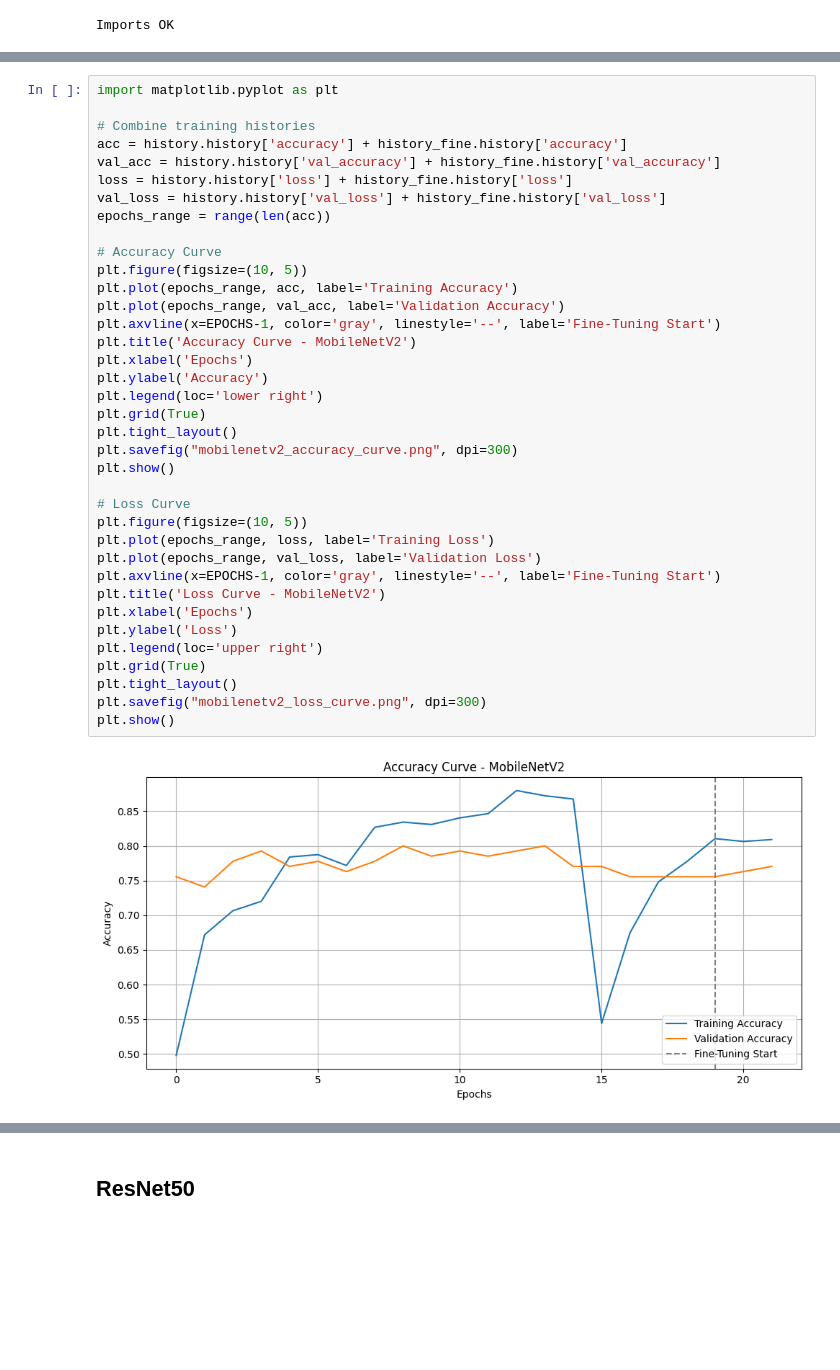
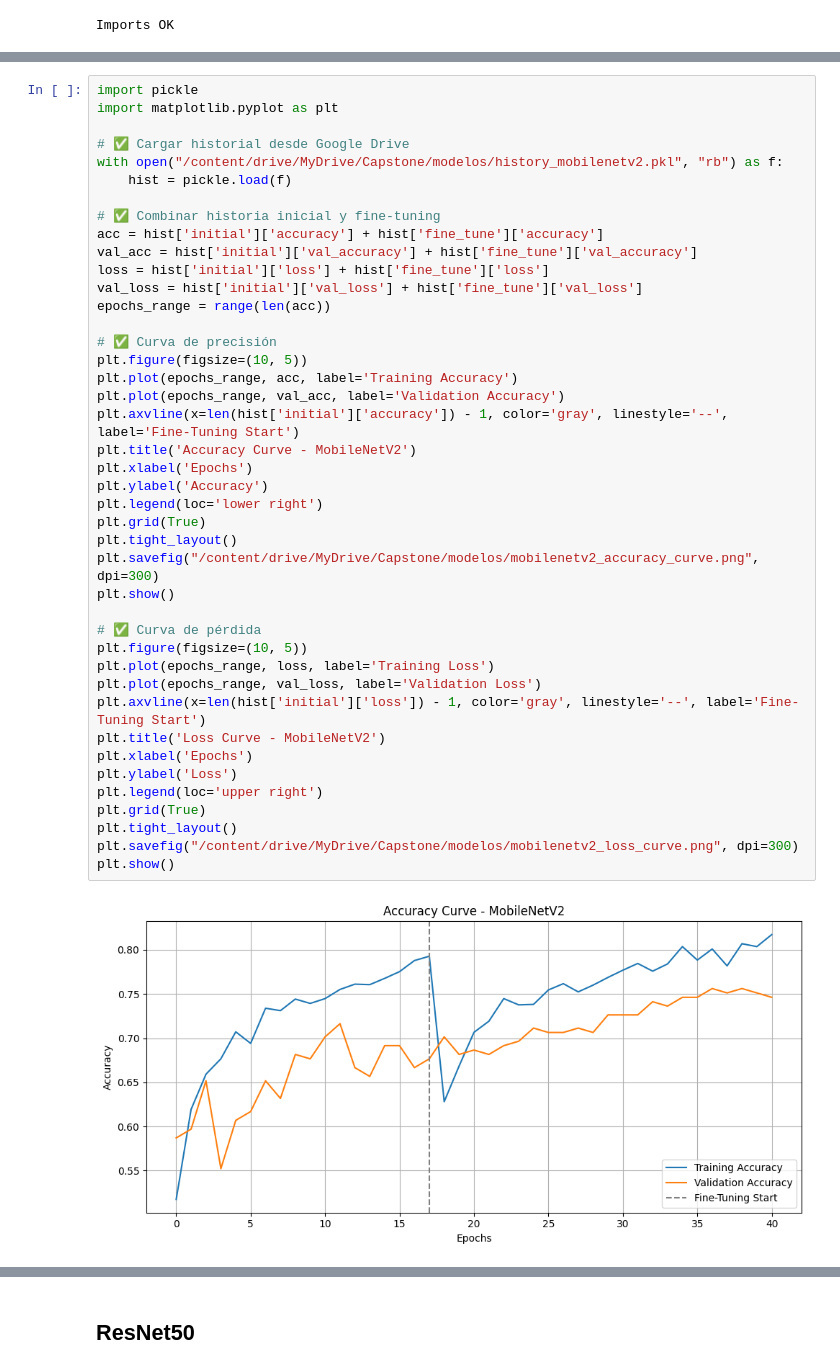
Before and after one commit to ClintonNacion/Deteccion_hojas, a Jupyter notebook: Procesado.ipynb, the cells around one changed output, grey strips where cells are left out. Saved outputs shown, nothing was run; the diff lists cells and outputs as text; blank space fills up the shorter version.

```diff
--- a/Procesado.ipynb
+++ b/Procesado.ipynb
@@ -652,39 +677,44 @@ Restoring model weights from the end of the best epoch: 15.
 # %%
+import pickle
 import matplotlib.pyplot as plt
 
-# Combine training histories
-acc = history.history['accuracy'] + history_fine.history['accuracy']
-val_acc = history.history['val_accuracy'] + history_fine.history['val_accuracy']
-loss = history.history['loss'] + history_fine.history['loss']
-val_loss = history.history['val_loss'] + history_fine.history['val_loss']
+# ✅ Cargar historial desde Google Drive
+with open("/content/drive/MyDrive/Capstone/modelos/history_mobilenetv2.pkl", "rb") as f:
+    hist = pickle.load(f)
+
+# ✅ Combinar historia inicial y fine-tuning
+acc = hist['initial']['accuracy'] + hist['fine_tune']['accuracy']
+val_acc = hist['initial']['val_accuracy'] + hist['fine_tune']['val_accuracy']
+loss = hist['initial']['loss'] + hist['fine_tune']['loss']
+val_loss = hist['initial']['val_loss'] + hist['fine_tune']['val_loss']
 epochs_range = range(len(acc))
 
-# Accuracy Curve
+# ✅ Curva de precisión
 plt.figure(figsize=(10, 5))
 plt.plot(epochs_range, acc, label='Training Accuracy')
 plt.plot(epochs_range, val_acc, label='Validation Accuracy')
-plt.axvline(x=EPOCHS-1, color='gray', linestyle='--', label='Fine-Tuning Start')
+plt.axvline(x=len(hist['initial']['accuracy']) - 1, color='gray', linestyle='--', label='Fine-Tuning Start')
 plt.title('Accuracy Curve - MobileNetV2')
 plt.xlabel('Epochs')
 plt.ylabel('Accuracy')
 plt.legend(loc='lower right')
 plt.grid(True)
 plt.tight_layout()
-plt.savefig("mobilenetv2_accuracy_curve.png", dpi=300)
+plt.savefig("/content/drive/MyDrive/Capstone/modelos/mobilenetv2_accuracy_curve.png", dpi=300)
 plt.show()
 
-# Loss Curve
+# ✅ Curva de pérdida
 plt.figure(figsize=(10, 5))
 plt.plot(epochs_range, loss, label='Training Loss')
 plt.plot(epochs_range, val_loss, label='Validation Loss')
-plt.axvline(x=EPOCHS-1, color='gray', linestyle='--', label='Fine-Tuning Start')
+plt.axvline(x=len(hist['initial']['loss']) - 1, color='gray', linestyle='--', label='Fine-Tuning Start')
 plt.title('Loss Curve - MobileNetV2')
 plt.xlabel('Epochs')
 plt.ylabel('Loss')
 plt.legend(loc='upper right')
 plt.grid(True)
 plt.tight_layout()
-plt.savefig("mobilenetv2_loss_curve.png", dpi=300)
+plt.savefig("/content/drive/MyDrive/Capstone/modelos/mobilenetv2_loss_curve.png", dpi=300)
 plt.show()
 # %% [output]
-[figure, old version]
+[figure, new version]
```
Also changed, not shown: parts of 42 cells of this notebook.
